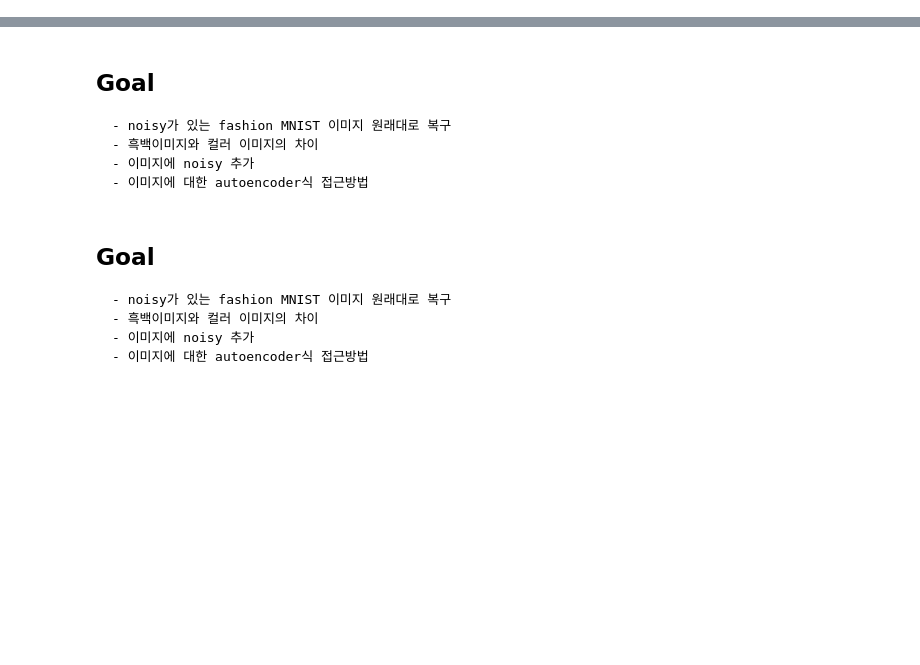
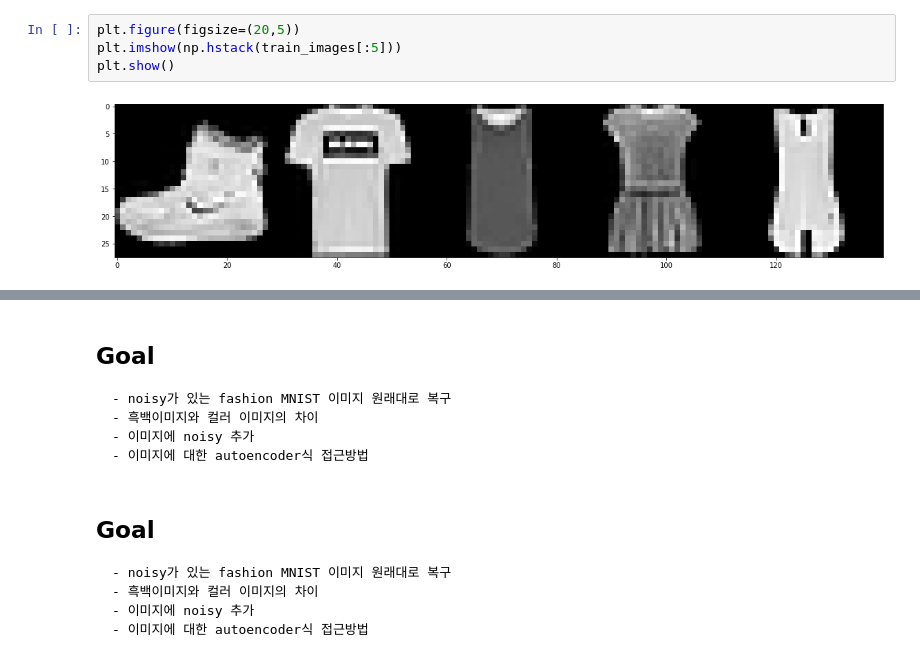
Before and after one commit to Vaycold/Python_DL, a Jupyter notebook: 이미지 복원.ipynb, the cells around one changed output, grey strips where cells are left out. Cells and saved outputs as stored; diff of their text form; blank space fills up the shorter version.

```diff
--- a/이미지 복원.ipynb
+++ b/이미지 복원.ipynb
@@ -2,0 +90,6 @@
+# %%
+plt.figure(figsize=(20,5))
+plt.imshow(np.hstack(train_images[:5]))
+plt.show()
+# %% [output]
+[figure, added]
```
Also changed, not shown: parts of 32 cells of this notebook.
